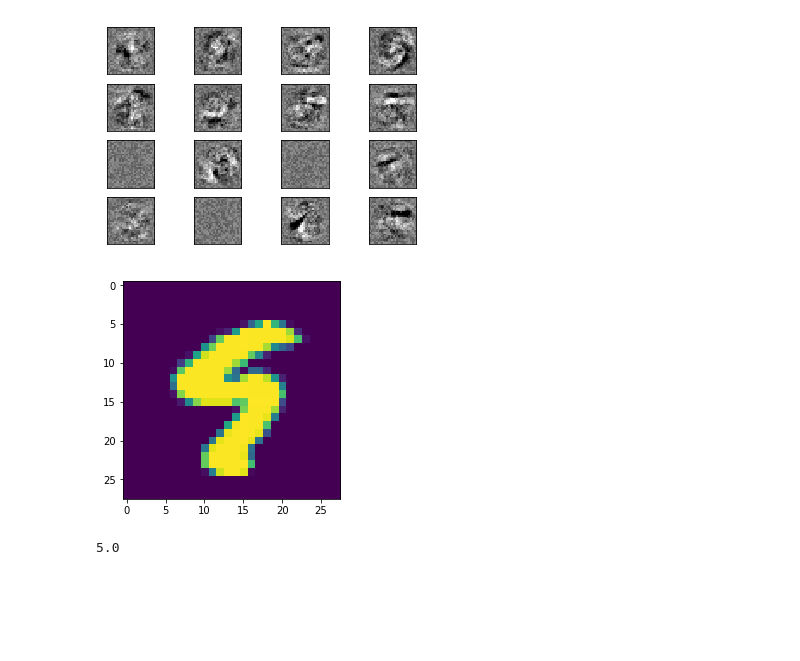
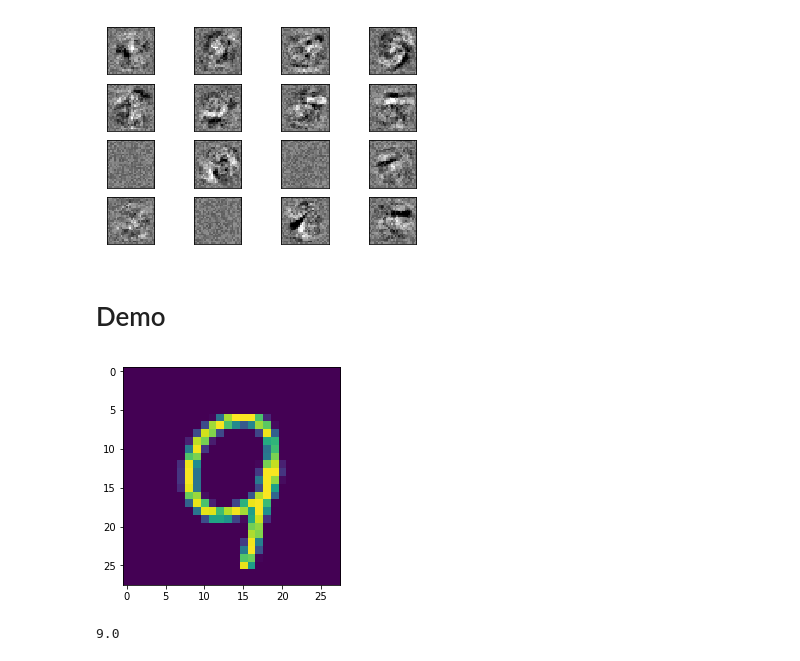
Before and after one commit to snowcxt/TextClassification, a Jupyter notebook: plot_mnist_filters.ipynb, the cells around one changed output. Drawn from its saved outputs; the diff is of its cells as text; code cells hidden in the pictures; blank space fills up the shorter version.

```diff
--- a/plot_mnist_filters.ipynb
+++ b/plot_mnist_filters.ipynb
@@ -67,13 +73,17 @@ Iteration 10, loss = 0.04708320
 Training set score: 0.985733
 Test set score: 0.971000
 [figure]
+# %% [markdown]
+# Demo
 # %%
 import matplotlib.pyplot as plt
-image = mnist.data[57998].reshape((28, 28))
+
+image_index = 57997
+image = mnist.data[image_index].reshape((28, 28))
 plt.imshow(image)
 plt.show()
 
-mlp.predict([mnist.data[57998]])[0]
+mlp.predict([mnist.data[image_index]])[0]
 # %% [output]
-[figure, old version]
+[figure, new version]
-5.0
+9.0
```
Also changed, not shown: parts of 1 cell of this notebook.
